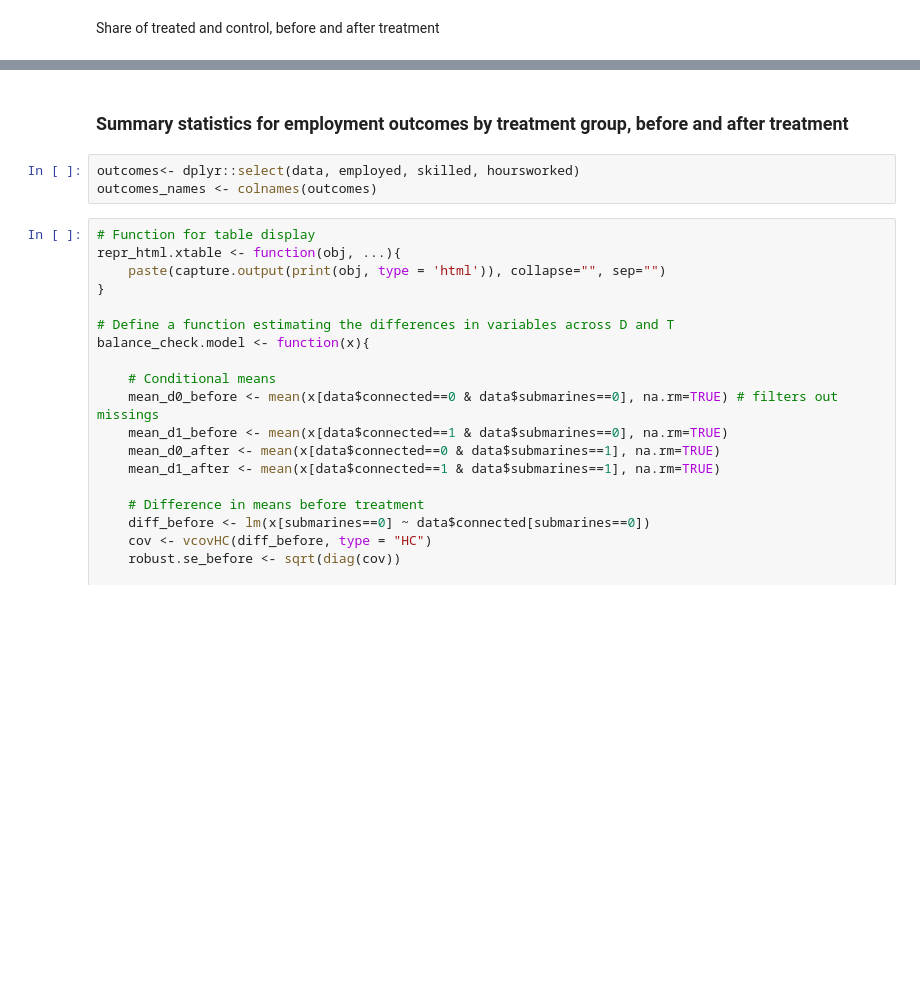
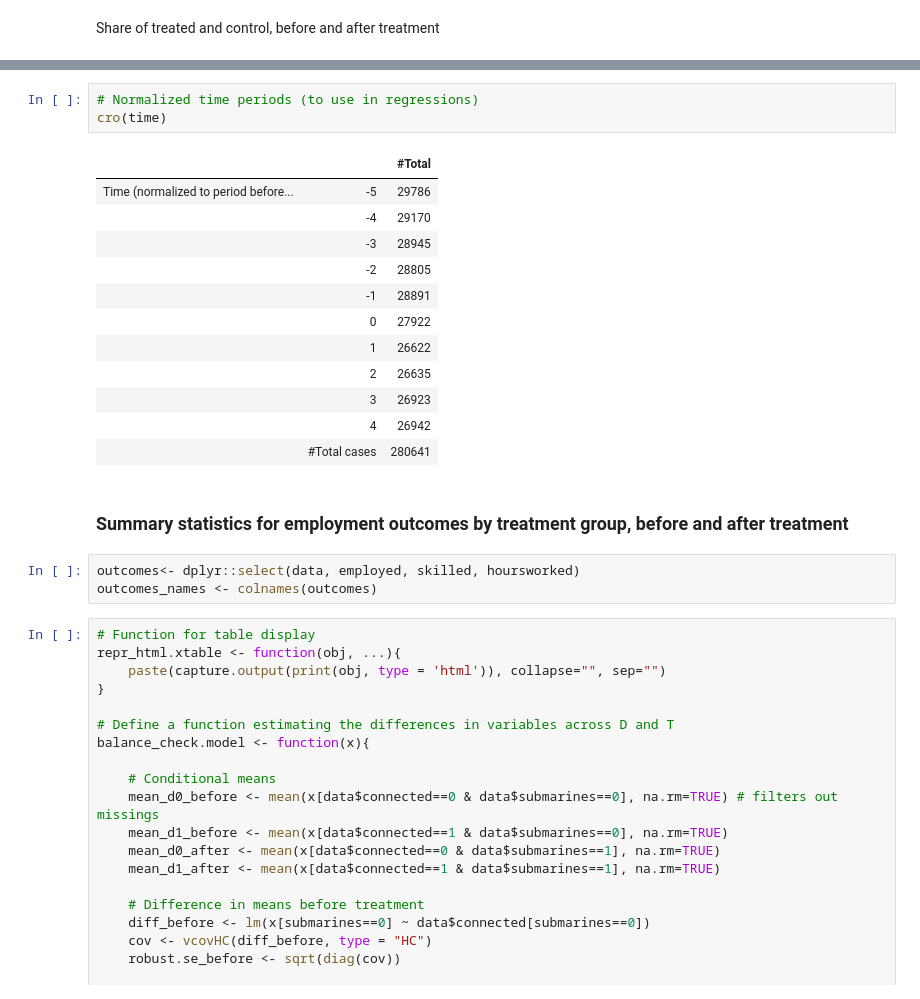
Before and after one commit to verazb/Puma, a Jupyter notebook: Session 3 - DiD/DiD.ipynb, the cells around one changed output, grey strips where cells are left out. Drawn from its saved outputs; the diff is of its cells as text; blank space fills up the shorter version.

```diff
--- a/Session 3 - DiD/DiD.ipynb
+++ b/Session 3 - DiD/DiD.ipynb
@@ -237,3 +257,19 @@ cro(submarines[connected==1], treatment[connected==1])
+# %%
+# Normalized time periods (to use in regressions)
+cro(time)
+# %% [output]
+|  |  | #Total |
+| Time (normalized to period before... | -5 | 29786 |
+|  | -4 | 29170 |
+|  | -3 | 28945 |
+|  | -2 | 28805 |
+|  | -1 | 28891 |
+|  | 0 | 27922 |
+|  | 1 | 26622 |
+|  | 2 | 26635 |
+|  | 3 | 26923 |
+|  | 4 | 26942 |
+|  | #Total cases | 280641 |
 # %% [markdown]
 ### Summary statistics for employment outcomes by treatment group, before and after treatment
 # %%
```
Also changed, not shown: parts of 16 cells of this notebook.
